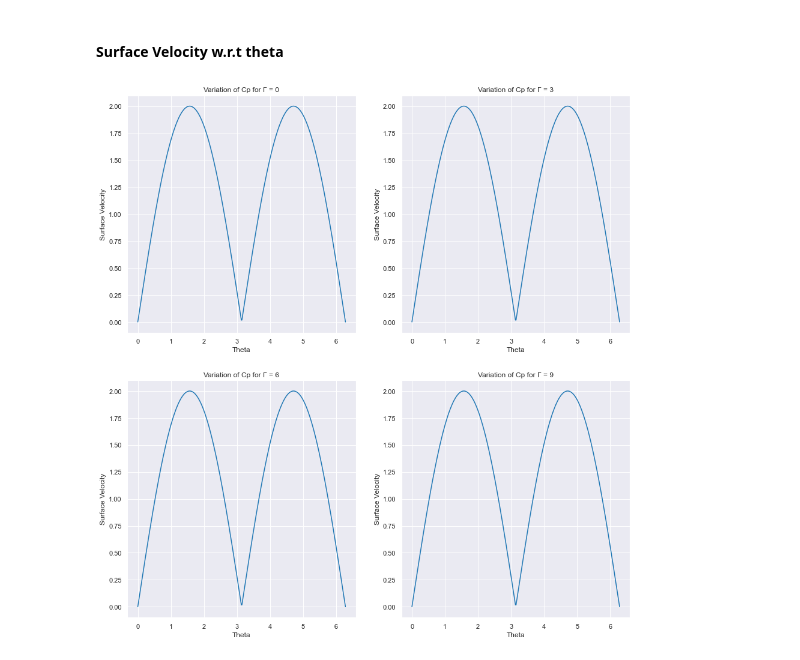
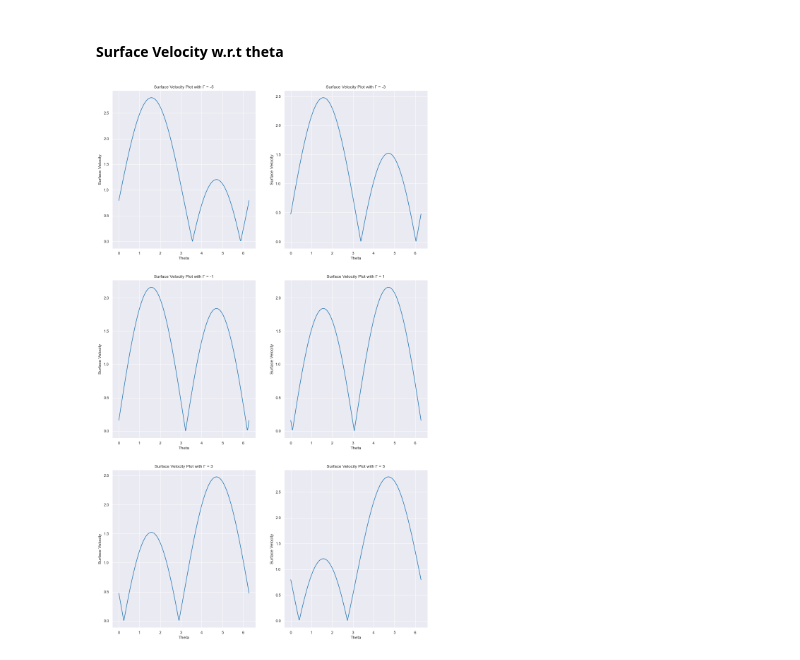
Before and after one commit to dancinglightning/IIT-B, a Jupyter notebook: AE 225/Streamlines/Assignment 3/a3_20b030018.ipynb, the cells around one changed output. Drawn from its saved outputs; the diff is of its cells as text; code cells hidden in the pictures.

```diff
--- a/AE 225/Streamlines/Assignment 3/a3_20b030018.ipynb
+++ b/AE 225/Streamlines/Assignment 3/a3_20b030018.ipynb
@@ -136,14 +136,14 @@ def cp_rot(x, y, g):
     u_inf = 1
     p_inf = 1
     rho = 1
-    return 2 * (pressure(x, y) - p_inf) / (rho * (u_inf**2))
+    return 2 * (pressure_rot(x, y, g) - p_inf) / (rho * (u_inf**2))
 
 def cp_polar_rot(r, theta, g):
     return cp_rot(r * np.cos(theta), r * np.sin(theta), g)
 # %%
 plot = plt.figure(figsize=(16, 48))
 i = 1
-for gamma in [-4, -2, -1, 1, 2, 4]:
+for gamma in [-5, -3, -1, 1, 3, 5]:
     plot.add_subplot(6, 2, i)
     plt.contour(x,y,phi_rot(x, y, gamma).imag,levels = 60)
     plt.title('Streamlines Plot with \u0393 = ' + str(gamma))
@@ -157,8 +157,11 @@ for gamma in [-4, -2, -1, 1, 2, 4]:
 # %% [markdown]
 #### Pressure Field Plot
 # %%
-p = pressure_rot(x,y, g = 2)
-plt.figure(figsize = (5, 5))
-plt.contour(x, y, p, levels = 60)
-plt.title('Pressure Field Plot')
+plot = plt.figure(figsize=(16, 28))
+i = 1
+for gamma in [-5, -3, -1, 1, 3, 5]:
+    plot.add_subplot(3, 2, i)
+    plt.contour(x, y, pressure_rot(x, y, gamma), levels = 60)
+    plt.title('Pressure Field Plot with \u0393 = ' + str(gamma))
+    i += 1
 # %% [output]
@@ -169,12 +171,12 @@ theta = np.mgrid[0:2*np.pi:360j]
 # %% [markdown]
 #### $C_p$ Plot w.r.t theta
 # %%
-plot = plt.figure(figsize = (15, 16))
-for i, gamma in enumerate([0, 3, 6, 9]):
-    cp_surface = cp_polar_rot(1, theta, gamma)
-    plot.add_subplot(2, 2, i+1)
-    plt.plot(theta, cp_surface)
-    plt.title('Variation of Cp for \u0393 = ' + str(gamma))
+plot = plt.figure(figsize=(16, 28))
+for i, gamma in enumerate([-5, -3, -1, 1, 3, 5]):
+    cp_surface_rot = cp_polar_rot(1, theta, gamma)
+    plot.add_subplot(3, 2, i+1)
+    plt.plot(theta, cp_surface_rot)
+    plt.title('Cp Plot with \u0393 = ' + str(gamma))
     plt.xlabel('Theta')
     plt.ylabel('Cp')
 # %% [output]
@@ -182,13 +184,13 @@ for i, gamma in enumerate([0, 3, 6, 9]):
 # %% [markdown]
 #### Surface Velocity w.r.t theta
 # %%
-plot = plt.figure(figsize = (15, 16))
-for i, gamma in enumerate([0, 3, 6, 9]):
-    cp_surface = speed_rot(1, theta, gamma)
-    plot.add_subplot(2, 2, i+1)
-    plt.plot(theta, speed_surface)
-    plt.title('Variation of Cp for \u0393 = ' + str(gamma))
+plot = plt.figure(figsize=(16, 28))
+for i, gamma in enumerate([-5, -3, -1, 1, 3, 5]):
+    speed_surface_rot = speed_rot(np.cos(theta), np.sin(theta), gamma)
+    plot.add_subplot(3, 2, i+1)
+    plt.plot(theta, speed_surface_rot)
+    plt.title('Surface Velocity Plot with \u0393 = ' + str(gamma))
     plt.xlabel('Theta')
     plt.ylabel('Surface Velocity')
 # %% [output]
-[figure, old version]
+[figure, new version]
```
Also changed, not shown: parts of 3 cells of this notebook.
